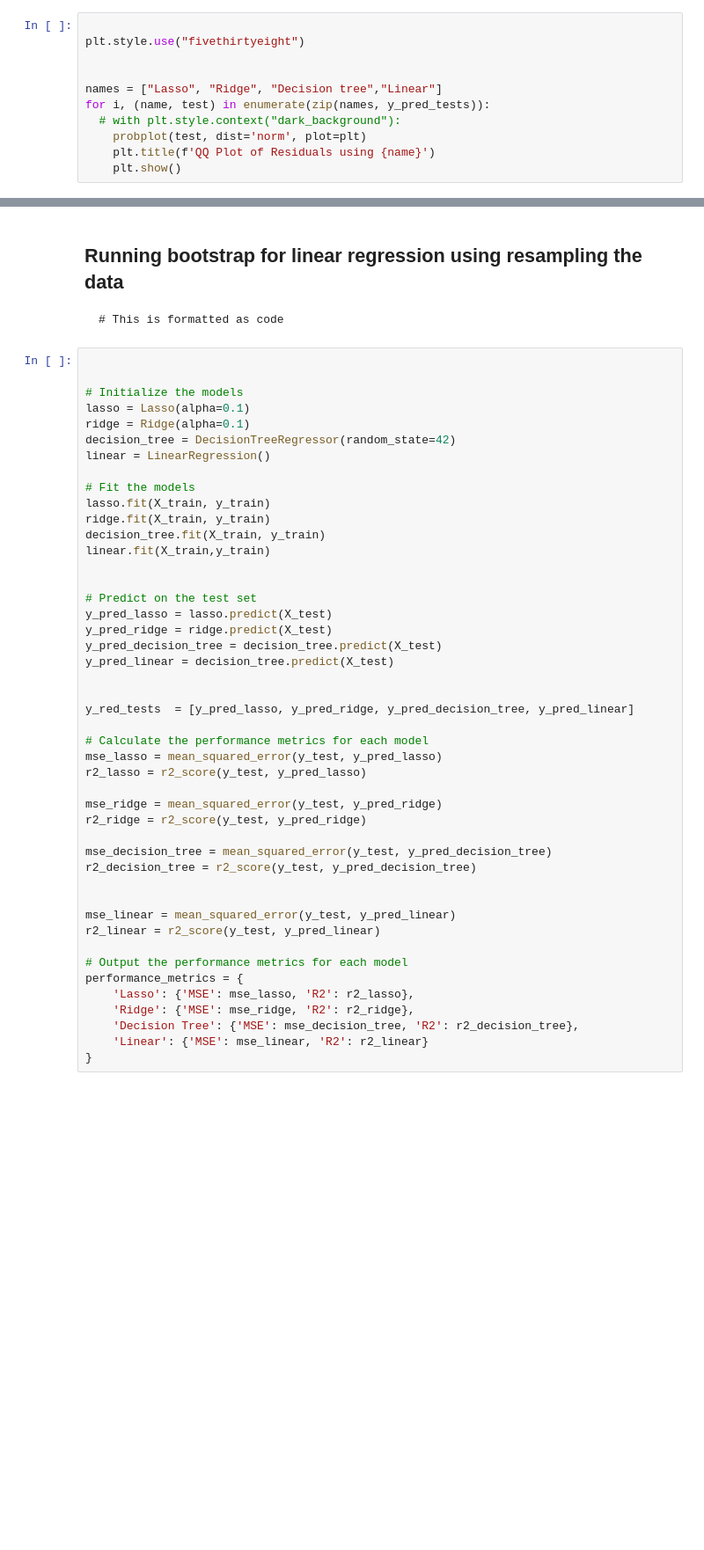
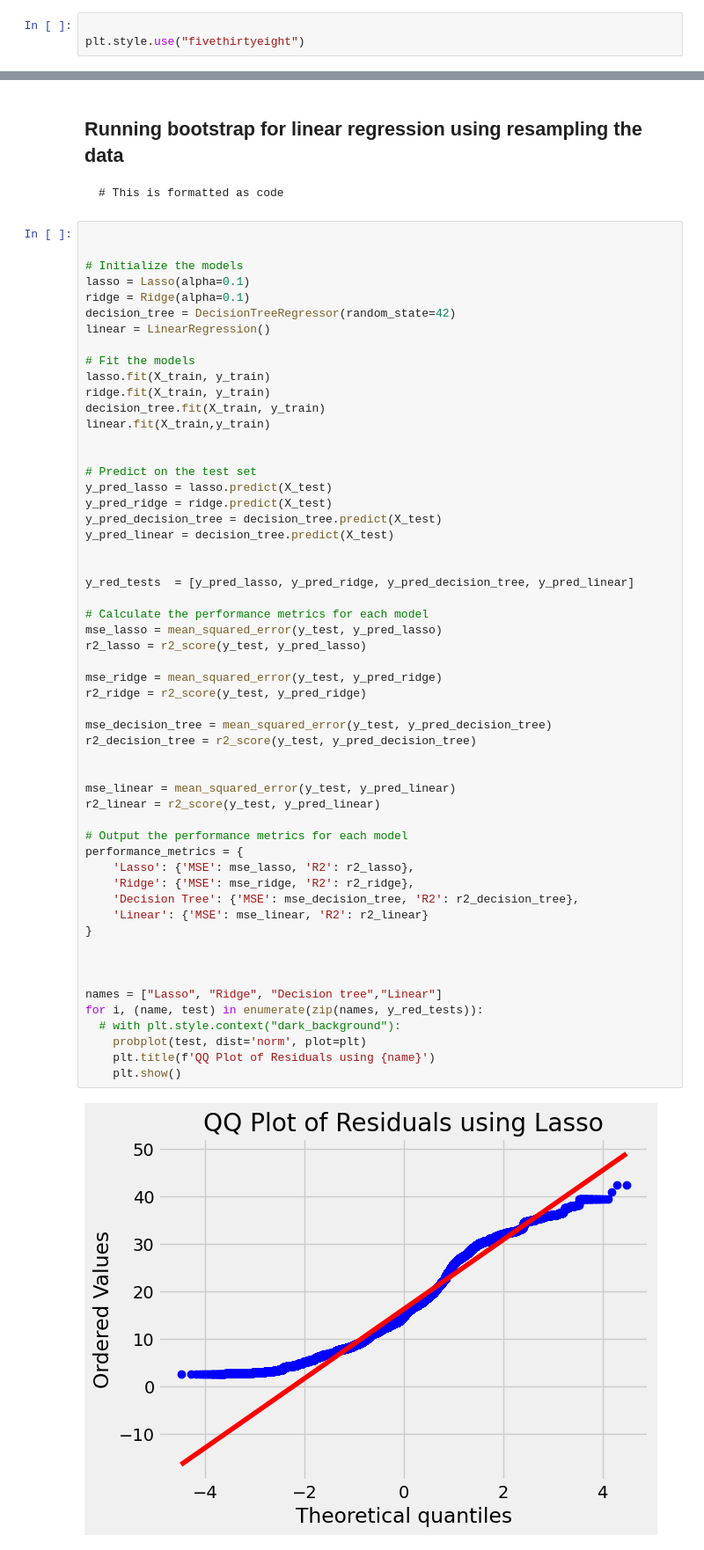
Before and after one commit to VijaySivak/Uber-vs-Lyft-Price-Prediction-And-Analysis, a Jupyter notebook: Uber_Data_Analysis_Reg.ipynb, the cells around one changed output, grey strips where cells are left out. Shown at 88% size. Drawn from its saved outputs; the diff is of its cells as text; blank space fills up the shorter version.

```diff
--- a/Uber_Data_Analysis_Reg.ipynb
+++ b/Uber_Data_Analysis_Reg.ipynb
@@ -555,11 +557,3 @@ df_cat_encode
 # %%
 
 plt.style.use("fivethirtyeight")
-
-
-names = ["Lasso", "Ridge", "Decision tree","Linear"]
-for i, (name, test) in enumerate(zip(names, y_pred_tests)):
-  # with plt.style.context("dark_background"):
-    probplot(test, dist='norm', plot=plt)
-    plt.title(f'QQ Plot of Residuals using {name}')
-    plt.show()
@@ -806,30 +788,41 @@ linear.fit(X_train,y_train)
 # Predict on the test set
 y_pred_lasso = lasso.predict(X_test)
 y_pred_ridge = ridge.predict(X_test)
 y_pred_decision_tree = decision_tree.predict(X_test)
 y_pred_linear = decision_tree.predict(X_test)
 
 
 y_red_tests  = [y_pred_lasso, y_pred_ridge, y_pred_decision_tree, y_pred_linear]
 
 # Calculate the performance metrics for each model
 mse_lasso = mean_squared_error(y_test, y_pred_lasso)
 r2_lasso = r2_score(y_test, y_pred_lasso)
 
 mse_ridge = mean_squared_error(y_test, y_pred_ridge)
 r2_ridge = r2_score(y_test, y_pred_ridge)
 
 mse_decision_tree = mean_squared_error(y_test, y_pred_decision_tree)
 r2_decision_tree = r2_score(y_test, y_pred_decision_tree)
 
 
 mse_linear = mean_squared_error(y_test, y_pred_linear)
 r2_linear = r2_score(y_test, y_pred_linear)
 
 # Output the performance metrics for each model
 performance_metrics = {
     'Lasso': {'MSE': mse_lasso, 'R2': r2_lasso},
     'Ridge': {'MSE': mse_ridge, 'R2': r2_ridge},
     'Decision Tree': {'MSE': mse_decision_tree, 'R2': r2_decision_tree},
     'Linear': {'MSE': mse_linear, 'R2': r2_linear}
 }
+
+
+
+names = ["Lasso", "Ridge", "Decision tree","Linear"]
+for i, (name, test) in enumerate(zip(names, y_red_tests)):
+  # with plt.style.context("dark_background"):
+    probplot(test, dist='norm', plot=plt)
+    plt.title(f'QQ Plot of Residuals using {name}')
+    plt.show()
+# %% [output]
+[figure, added]
```
Also changed, not shown: parts of 33 cells of this notebook.
